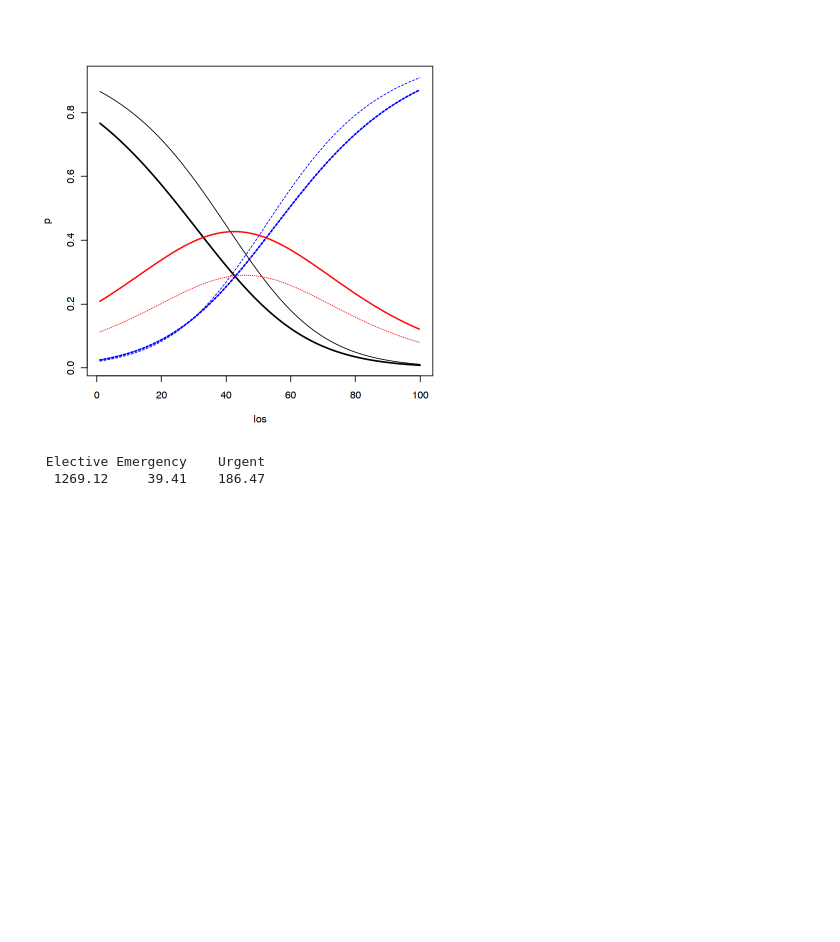
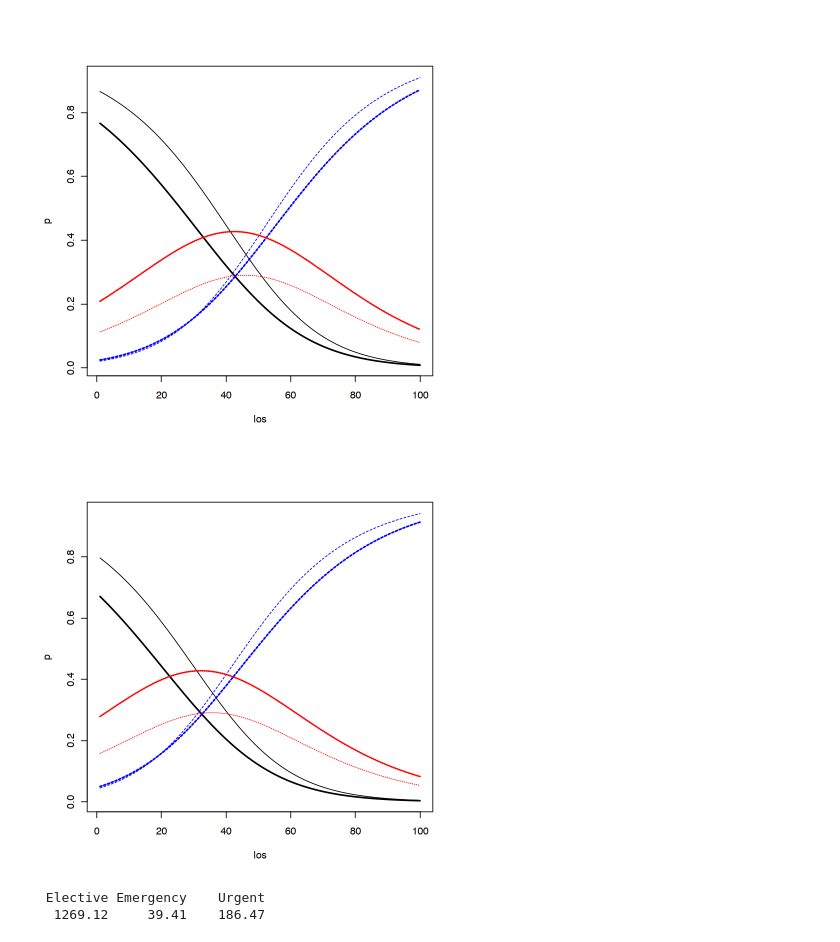
Before and after one commit to erikseulean/glm, a Jupyter notebook: glm_practical4.ipynb, the cells around one changed output. Cells and saved outputs as stored; diff of their text form; code cells hidden in the pictures; blank space fills up the shorter version.

```diff
--- a/glm_practical4.ipynb
+++ b/glm_practical4.ipynb
@@ -120,16 +152,6 @@ Urgent    1.063088 1.008567 1.008994
 # %%
 # Fit model with given parameters
-model<-multinom(
-    admission ~
-        as.factor(died) +
-        as.factor(white) +
-        los +
-        as.factor(age) +
-        los * as.factor(white) +
-        los*as.factor(age) +
-        as.factor(age) * as.factor(white),
-    dat=dat
-)
+model<-multinom(admission ~ as.factor(died) + as.factor(white) + los + as.factor(age),dat=dat)
 summary(model)
 print(Anova(model)) # anova shows that age is not significant at 5% level,
 #no difference between the full model and the restricted model. p-value 0.7
@@ -361,6 +391,19 @@ lines(los,pred_white[,3],lty=3, col="red") # urgent
 lines(los,pred_black[,3],lty=3, col="red", lwd="2")
 # %% [output]
 [figure]
+# %%
+los<-1:100
+pred_white<-predict(model,newdata=data.frame(white=as.factor(1), died=as.factor(1),los=los),type="probs")
+pred_black<-predict(model,newdata=data.frame(white=as.factor(0), died=as.factor(1),los=los),type="probs")
+
+plot(los,pred_white[,1],type="l",lty=1,ylim=range(pred_white),ylab="p") # elective decrease by length of stay
+lines(los,pred_black[,1],lty=1, lwd=2) # emergency
+lines(los,pred_white[,2],lty=2, col="blue") # emergency
+lines(los,pred_black[,2],lty=2, col="blue", lwd="2") # emergency black
+lines(los,pred_white[,3],lty=3, col="red") # urgent
+lines(los,pred_black[,3],lty=3, col="red", lwd="2")
+# %% [output]
+[figure, added]
 # %%
 round(predict(model, type="probs")[1,]*nrow(dat), 2)
 table(dat$admission)
```
Also changed, not shown: parts of 14 cells of this notebook.
